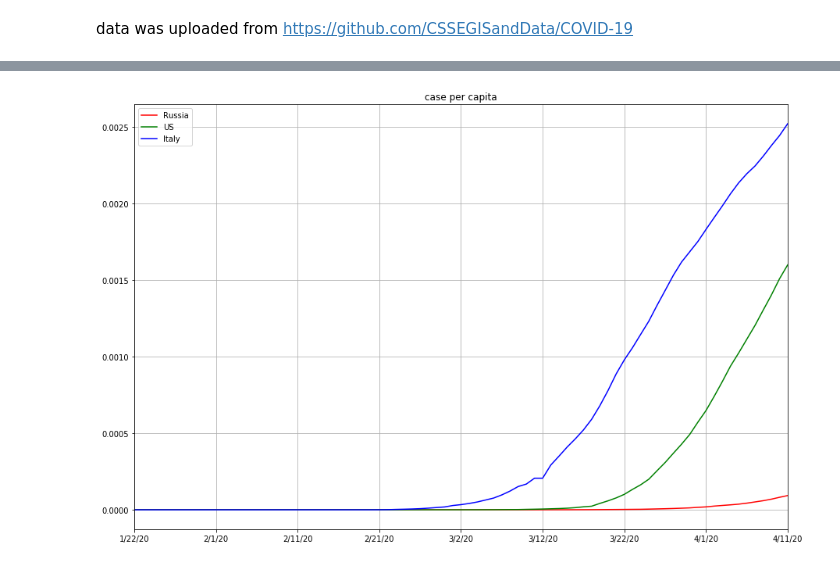
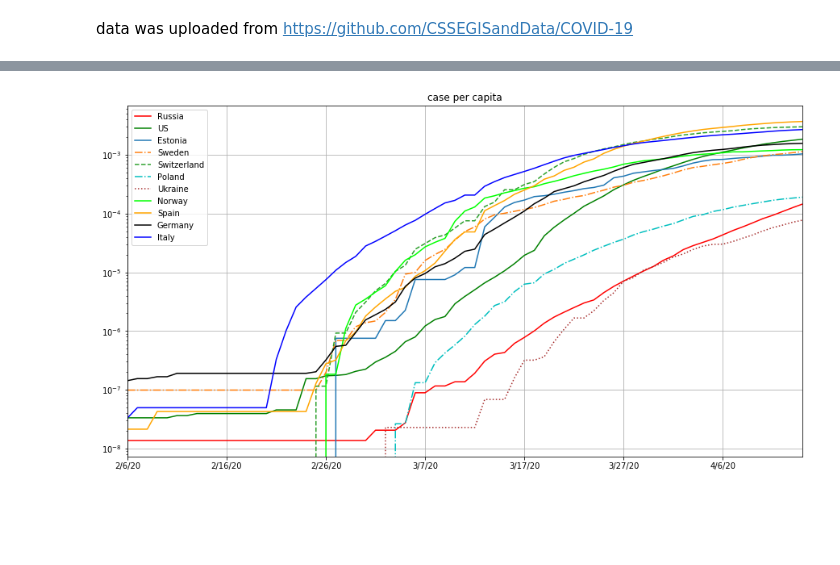
Before and after one commit to Dmitry1973/ML_for_business, a Jupyter notebook: covid.ipynb, the cells around one changed output, grey strips where cells are left out. Saved outputs shown, nothing was run; the diff lists cells and outputs as text; code cells hidden in the pictures; blank space fills up the shorter version.

Commit message:
Add files via upload
added graphs with shifts to 'zero' date

```diff
--- a/covid.ipynb
+++ b/covid.ipynb
@@ -36,4 +17,11 @@ df_1
 # %%
-df_1 = df_1[(df_1.index == 'US') | (df_1.index == 'Russia') | (df_1.index == 'Italy')]
+df_1 = df_1[(df_1.index == 'US') \
+            | (df_1.index == 'Russia') | (df_1.index == 'Italy')\
+            | (df_1.index == 'Germany') | (df_1.index == 'Spain')\
+            | (df_1.index == 'Switzerland') | (df_1.index == 'Sweden')\
+            | (df_1.index == 'Norway') | (df_1.index == 'Poland')\
+            | (df_1.index == 'Ukraine') | (df_1.index == 'Estonia')]
+
+
 df_1
 # %% [output]
@@ -86,5 +57,9 @@ df_pop.head()
 # %%
 df_pop = df_pop.drop(df_pop.index[267:3574]) # reduce number of US's cells
 df_pop = df_pop[(df_pop['Country_Region'] == 'US') | (df_pop['Country_Region'] == 'Russia') \
-                | (df_pop['Country_Region'] == 'Italy')]
-df_pop
+                | (df_pop['Country_Region'] == 'Italy') | (df_pop['Country_Region'] == 'Spain') \
+                | (df_pop['Country_Region'] == 'Germany') | (df_pop['Country_Region'] == 'Switzerland')\
+                | (df_pop['Country_Region'] == 'Sweden') | (df_pop['Country_Region'] == 'Norway')\
+                | (df_pop['Country_Region'] == 'Poland') | (df_pop['Country_Region'] == 'Ukraine')\
+                | (df_pop['Country_Region'] == 'Estonia')]
+# df_pop
@@ -127,3 +103,16 @@ df_per_capita[2:3] = df_1[2:3].div(df_pop.iloc[2][0])
+# %%
+df_per_capita[0:1] = df_1[0:1].div(df_pop.iloc[0][0])
+df_per_capita[1:2] = df_1[1:2].div(df_pop.iloc[1][0])
+df_per_capita[2:3] = df_1[2:3].div(df_pop.iloc[2][0])
+df_per_capita[3:4] = df_1[3:4].div(df_pop.iloc[3][0])
+df_per_capita[4:5] = df_1[4:5].div(df_pop.iloc[4][0])
+
+df_per_capita[5:6] = df_1[5:6].div(df_pop.iloc[5][0])
+df_per_capita[6:7] = df_1[6:7].div(df_pop.iloc[6][0])
+df_per_capita[7:8] = df_1[7:8].div(df_pop.iloc[7][0])
+df_per_capita[8:9] = df_1[8:9].div(df_pop.iloc[8][0])
+df_per_capita[9:10] = df_1[9:10].div(df_pop.iloc[9][0])
+df_per_capita[10:11] = df_1[10:11].div(df_pop.iloc[10][0])
 # %%
 df_per_capita
 # %% [output]
@@ -136,7 +133,15 @@ df_per_capita
 # %%
 df_4 = df_per_capita.T
-df_4['Russia'].plot(c='r', figsize=(15, 10), legend="RU", title='case per capita')
-df_4['US'].plot(c='g', legend="US")
-df_4['Italy'].plot(c='b', legend="It").grid()
+df_4['Russia'].plot(c='r', figsize=(15, 8), legend="RU", title='case per capita')
+df_4['US'].plot(c='g', legend="US", linestyle='solid')
+df_4['Estonia'].plot(legend="Est")
+df_4['Sweden'].plot(legend="Sw", linestyle='-.')
+df_4['Switzerland'].plot(legend="S", linestyle='--')
+df_4['Poland'].plot(c='c', legend="Pol", linestyle='dashdot')
+df_4['Ukraine'].plot(c='brown',legend="Ukr",linestyle=':')
+df_4['Norway'].plot(c='lime',legend="Nor")
+df_4['Spain'].plot(c='orange',legend="Spain", )
+df_4['Germany'].plot(c='k',legend="Germany", )
+df_4['Italy'].plot(c='b', legend="It", logy=True).grid()
 # %% [output]
-[figure, old version]
+[figure, new version]
```
Also changed, not shown: parts of 33 cells of this notebook.
